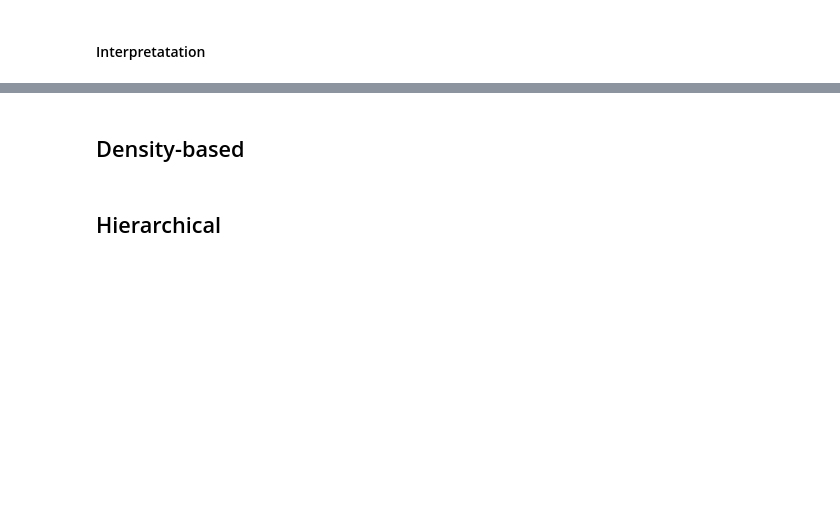
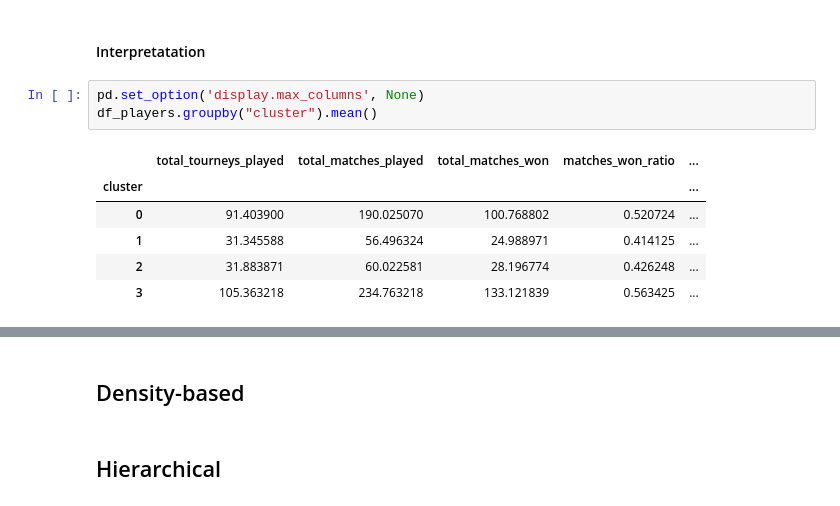
Before and after one commit to reuseman/tennis-match-analysis, a Jupyter notebook: 3_clustering.ipynb, the cells around one changed output, grey strips where cells are left out. Saved outputs shown, nothing was run; the diff lists cells and outputs as text; blank space fills up the shorter version.

```diff
--- a/3_clustering.ipynb
+++ b/3_clustering.ipynb
@@ -117,2 +183,12 @@ df_players.groupby("cluster").count()["name"].plot.bar()
 # %% [markdown]
 #### Interpretatation
+# %%
+pd.set_option('display.max_columns', None)
+df_players.groupby("cluster").mean()
+# %% [output]
+|  | total_tourneys_played | total_matches_played | total_matches_won | matches_won_ratio | ... |
+| cluster |  |  |  |  | ... |
+| 0 | 91.403900 | 190.025070 | 100.768802 | 0.520724 | ... |
+| 1 | 31.345588 | 56.496324 | 24.988971 | 0.414125 | ... |
+| 2 | 31.883871 | 60.022581 | 28.196774 | 0.426248 | ... |
+| 3 | 105.363218 | 234.763218 | 133.121839 | 0.563425 | ... |
```
Also changed, not shown: parts of 29 cells of this notebook.
